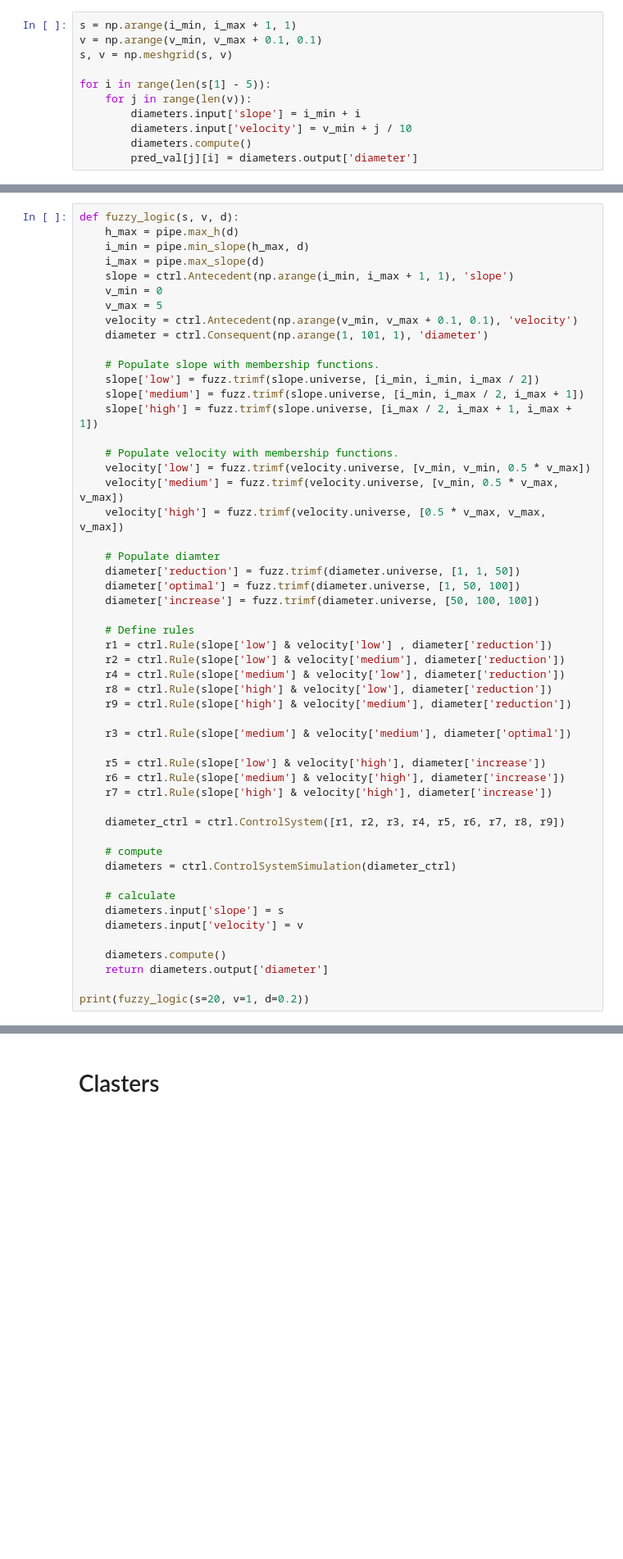
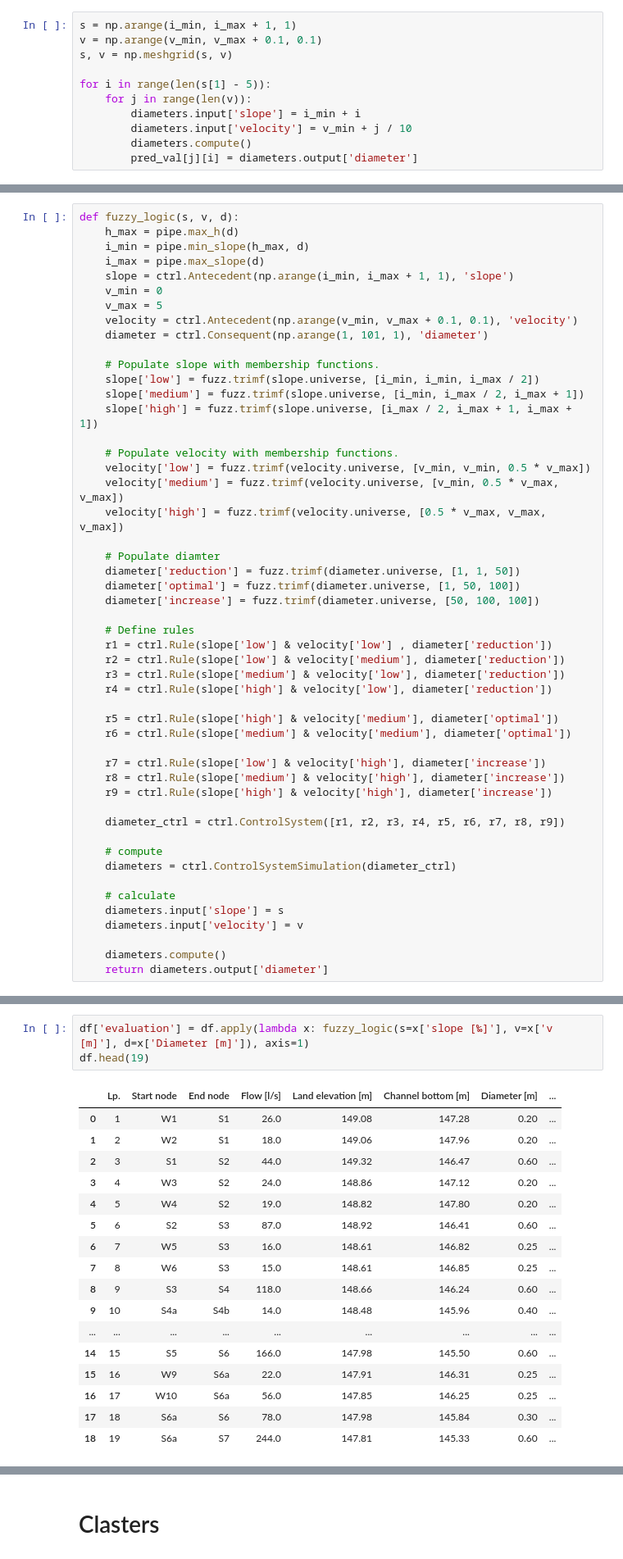
Before and after one commit to BuczynskiRafal/pipe_calculations, a Jupyter notebook: fuzzy logic.ipynb, the cells around one changed output, grey strips where cells are left out. Shown: that part at 82% size. Drawn from its saved outputs; the diff is of its cells as text; blank space fills up the shorter version.

```diff
--- a/fuzzy logic.ipynb
+++ b/fuzzy logic.ipynb
@@ -353,15 +355,15 @@ def fuzzy_logic(s, v, d):
     # Define rules
     r1 = ctrl.Rule(slope['low'] & velocity['low'] , diameter['reduction'])
     r2 = ctrl.Rule(slope['low'] & velocity['medium'], diameter['reduction'])
-    r4 = ctrl.Rule(slope['medium'] & velocity['low'], diameter['reduction'])
-    r8 = ctrl.Rule(slope['high'] & velocity['low'], diameter['reduction'])
-    r9 = ctrl.Rule(slope['high'] & velocity['medium'], diameter['reduction'])
+    r3 = ctrl.Rule(slope['medium'] & velocity['low'], diameter['reduction'])
+    r4 = ctrl.Rule(slope['high'] & velocity['low'], diameter['reduction'])
 
-    r3 = ctrl.Rule(slope['medium'] & velocity['medium'], diameter['optimal'])
+    r5 = ctrl.Rule(slope['high'] & velocity['medium'], diameter['optimal'])
+    r6 = ctrl.Rule(slope['medium'] & velocity['medium'], diameter['optimal'])
 
-    r5 = ctrl.Rule(slope['low'] & velocity['high'], diameter['increase'])
-    r6 = ctrl.Rule(slope['medium'] & velocity['high'], diameter['increase'])
-    r7 = ctrl.Rule(slope['high'] & velocity['high'], diameter['increase'])
+    r7 = ctrl.Rule(slope['low'] & velocity['high'], diameter['increase'])
+    r8 = ctrl.Rule(slope['medium'] & velocity['high'], diameter['increase'])
+    r9 = ctrl.Rule(slope['high'] & velocity['high'], diameter['increase'])
 
     diameter_ctrl = ctrl.ControlSystem([r1, r2, r3, r4, r5, r6, r7, r8, r9])
 
@@ -374,5 +376,3 @@ def fuzzy_logic(s, v, d):
 
     diameters.compute()
     return diameters.output['diameter']
-
-print(fuzzy_logic(s=20, v=1, d=0.2))
@@ -380,0 +381,21 @@ print(fuzzy_logic(s=20, v=1, d=0.2))
+# %%
+df['evaluation'] = df.apply(lambda x: fuzzy_logic(s=x['slope [‰]'], v=x['v [m]'], d=x['Diameter [m]']), axis=1)
+df.head(19)
+# %% [output]
+|  | Lp. | Start node | End node | Flow [l/s] | Land elevation [m] | Channel bottom [m] | Diameter [m] | ... |
+| 0 | 1 | W1 | S1 | 26.0 | 149.08 | 147.28 | 0.20 | ... |
+| 1 | 2 | W2 | S1 | 18.0 | 149.06 | 147.96 | 0.20 | ... |
+| 2 | 3 | S1 | S2 | 44.0 | 149.32 | 146.47 | 0.60 | ... |
+| 3 | 4 | W3 | S2 | 24.0 | 148.86 | 147.12 | 0.20 | ... |
+| 4 | 5 | W4 | S2 | 19.0 | 148.82 | 147.80 | 0.20 | ... |
+| 5 | 6 | S2 | S3 | 87.0 | 148.92 | 146.41 | 0.60 | ... |
+| 6 | 7 | W5 | S3 | 16.0 | 148.61 | 146.82 | 0.25 | ... |
+| 7 | 8 | W6 | S3 | 15.0 | 148.61 | 146.85 | 0.25 | ... |
+| 8 | 9 | S3 | S4 | 118.0 | 148.66 | 146.24 | 0.60 | ... |
+| 9 | 10 | S4a | S4b | 14.0 | 148.48 | 145.96 | 0.40 | ... |
+| ... | ... | ... | ... | ... | ... | ... | ... | ... |
+| 14 | 15 | S5 | S6 | 166.0 | 147.98 | 145.50 | 0.60 | ... |
+| 15 | 16 | W9 | S6a | 22.0 | 147.91 | 146.31 | 0.25 | ... |
+| 16 | 17 | W10 | S6a | 56.0 | 147.85 | 146.25 | 0.25 | ... |
+| 17 | 18 | S6a | S6 | 78.0 | 147.98 | 145.84 | 0.30 | ... |
+| 18 | 19 | S6a | S7 | 244.0 | 147.81 | 145.33 | 0.60 | ... |
```
Also changed, not shown: parts of 23 cells of this notebook.
